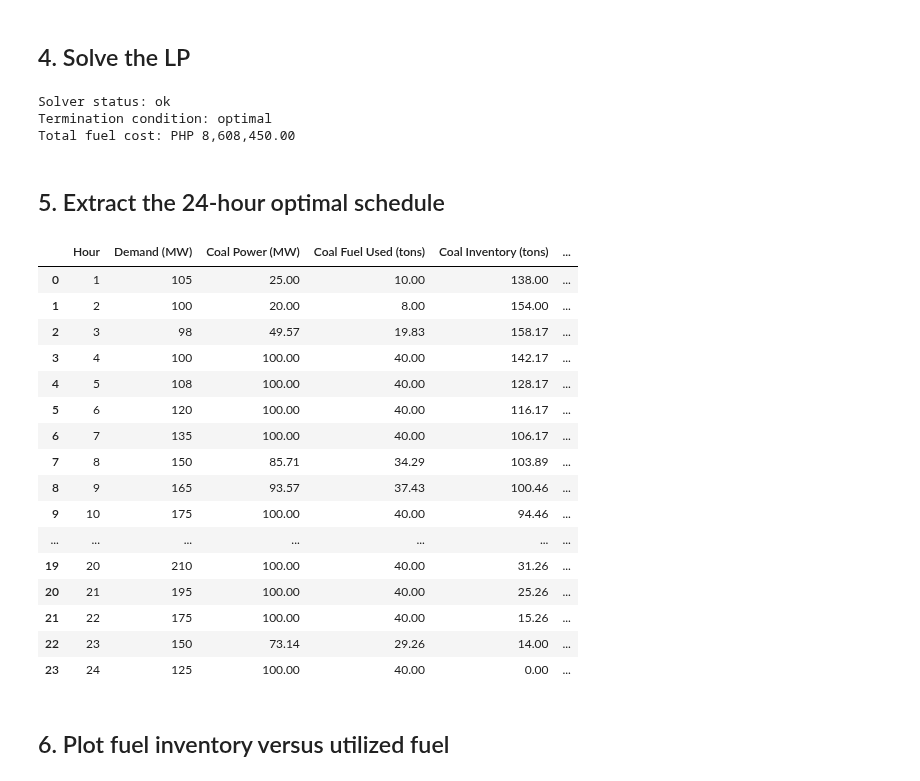
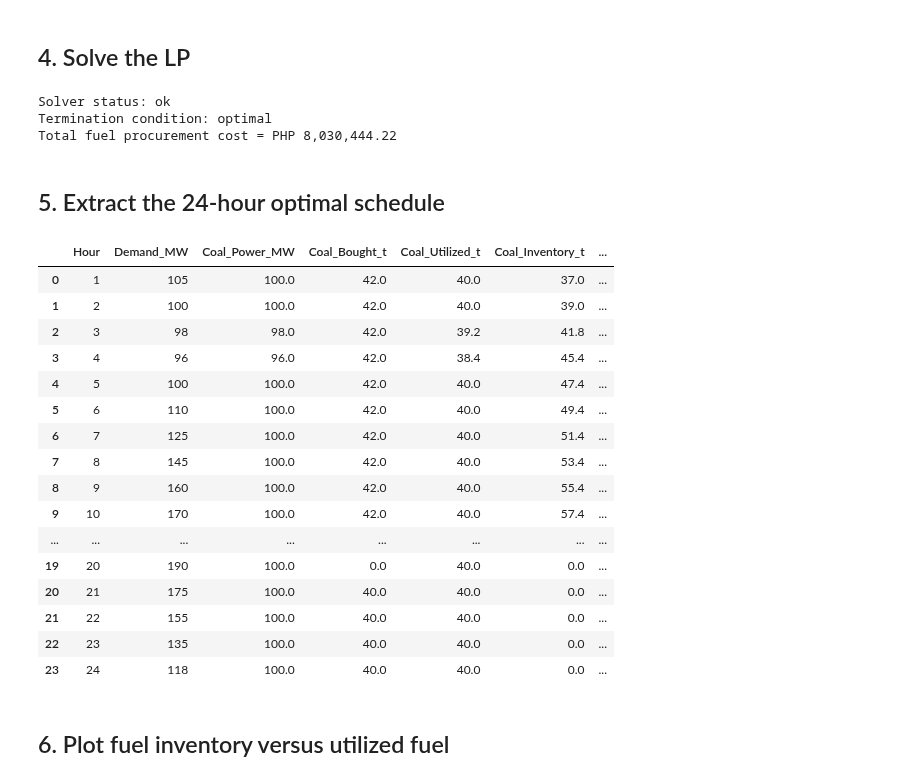
Before and after one commit to kspilario/EgyE332_opti, a Jupyter notebook: LP Problems/fuel_scheduling_with_inventory.ipynb, the cells around one changed output. Cells and saved outputs as stored; diff of their text form; code cells hidden in the pictures.

```diff
--- a/LP Problems/fuel_scheduling_with_inventory.ipynb
+++ b/LP Problems/fuel_scheduling_with_inventory.ipynb
@@ -217,54 +139,54 @@ results = solver.solve(model, tee=False)
 
 print('Solver status:', results.solver.status)
 print('Termination condition:', results.solver.termination_condition)
-print(f'Total fuel cost: PHP {pyo.value(model.objective):,.2f}')
+
+if results.solver.termination_condition != pyo.TerminationCondition.optimal:
+    raise RuntimeError('The LP did not return an optimal solution.')
+
+print(f"Total fuel procurement cost = PHP {pyo.value(model.objective):,.2f}")
 # %% [output]
 Solver status: ok
 Termination condition: optimal
-Total fuel cost: PHP 8,608,450.00
+Total fuel procurement cost = PHP 8,030,444.22
 # %% [markdown]
 ## 5. Extract the 24-hour optimal schedule
 # %%
 rows = []
-
-for t in model.T:
-    row = {
-        'Hour': t,
-        'Demand (MW)': demand[t]
-    }
-
-    for g in model.G:
-        power = pyo.value(model.P[g, t])
-        inventory = pyo.value(model.M[g, t])
-        fuel_used = heat_rate[g] * power * dt / heating_value[g]
-
-        row[f'{g} Power (MW)'] = power
-        row[f'{g} Fuel Used (tons)'] = fuel_used
-        row[f'{g} Inventory (tons)'] = inventory
-        row[f'{g} Delivery (tons)'] = delivery[g, t]
-
+for t in T:
+    row = {'Hour': t, 'Demand_MW': demand[t]}
+    for g in G:
+        power = pyo.value(model.P[g,t])
+        bought = pyo.value(model.B[g,t])
+        inventory = pyo.value(model.M[g,t])
+        utilized = heat_rate[g]*power*dt/heating_value[g]
+        row[f'{g}_Power_MW'] = power
+        row[f'{g}_Bought_t'] = bought
+        row[f'{g}_Utilized_t'] = utilized
+        row[f'{g}_Inventory_t'] = inventory
+        row[f'{g}_Fuel_Price_PHP_per_t'] = fuel_price[g,t]
     rows.append(row)
 
 df = pd.DataFrame(rows)
-df.round(2)
+pd.set_option('display.max_columns', None)
+display(df.round(2))
 # %% [output]
-|  | Hour | Demand (MW) | Coal Power (MW) | Coal Fuel Used (tons) | Coal Inventory (tons) | ... |
-| 0 | 1 | 105 | 25.00 | 10.00 | 138.00 | ... |
-| 1 | 2 | 100 | 20.00 | 8.00 | 154.00 | ... |
-| 2 | 3 | 98 | 49.57 | 19.83 | 158.17 | ... |
-| 3 | 4 | 100 | 100.00 | 40.00 | 142.17 | ... |
-| 4 | 5 | 108 | 100.00 | 40.00 | 128.17 | ... |
-| 5 | 6 | 120 | 100.00 | 40.00 | 116.17 | ... |
-| 6 | 7 | 135 | 100.00 | 40.00 | 106.17 | ... |
-| 7 | 8 | 150 | 85.71 | 34.29 | 103.89 | ... |
-| 8 | 9 | 165 | 93.57 | 37.43 | 100.46 | ... |
-| 9 | 10 | 175 | 100.00 | 40.00 | 94.46 | ... |
-| ... | ... | ... | ... | ... | ... | ... |
-| 19 | 20 | 210 | 100.00 | 40.00 | 31.26 | ... |
-| 20 | 21 | 195 | 100.00 | 40.00 | 25.26 | ... |
-| 21 | 22 | 175 | 100.00 | 40.00 | 15.26 | ... |
-| 22 | 23 | 150 | 73.14 | 29.26 | 14.00 | ... |
-| 23 | 24 | 125 | 100.00 | 40.00 | 0.00 | ... |
+|  | Hour | Demand_MW | Coal_Power_MW | Coal_Bought_t | Coal_Utilized_t | Coal_Inventory_t | ... |
+| 0 | 1 | 105 | 100.0 | 42.0 | 40.0 | 37.0 | ... |
+| 1 | 2 | 100 | 100.0 | 42.0 | 40.0 | 39.0 | ... |
+| 2 | 3 | 98 | 98.0 | 42.0 | 39.2 | 41.8 | ... |
+| 3 | 4 | 96 | 96.0 | 42.0 | 38.4 | 45.4 | ... |
+| 4 | 5 | 100 | 100.0 | 42.0 | 40.0 | 47.4 | ... |
+| 5 | 6 | 110 | 100.0 | 42.0 | 40.0 | 49.4 | ... |
+| 6 | 7 | 125 | 100.0 | 42.0 | 40.0 | 51.4 | ... |
+| 7 | 8 | 145 | 100.0 | 42.0 | 40.0 | 53.4 | ... |
+| 8 | 9 | 160 | 100.0 | 42.0 | 40.0 | 55.4 | ... |
+| 9 | 10 | 170 | 100.0 | 42.0 | 40.0 | 57.4 | ... |
+| ... | ... | ... | ... | ... | ... | ... | ... |
+| 19 | 20 | 190 | 100.0 | 0.0 | 40.0 | 0.0 | ... |
+| 20 | 21 | 175 | 100.0 | 40.0 | 40.0 | 0.0 | ... |
+| 21 | 22 | 155 | 100.0 | 40.0 | 40.0 | 0.0 | ... |
+| 22 | 23 | 135 | 100.0 | 40.0 | 40.0 | 0.0 | ... |
+| 23 | 24 | 118 | 100.0 | 40.0 | 40.0 | 0.0 | ... |
 # %% [markdown]
 ## 6. Plot fuel inventory versus utilized fuel
 # %%
```
Also changed, not shown: parts of 7 cells of this notebook.
